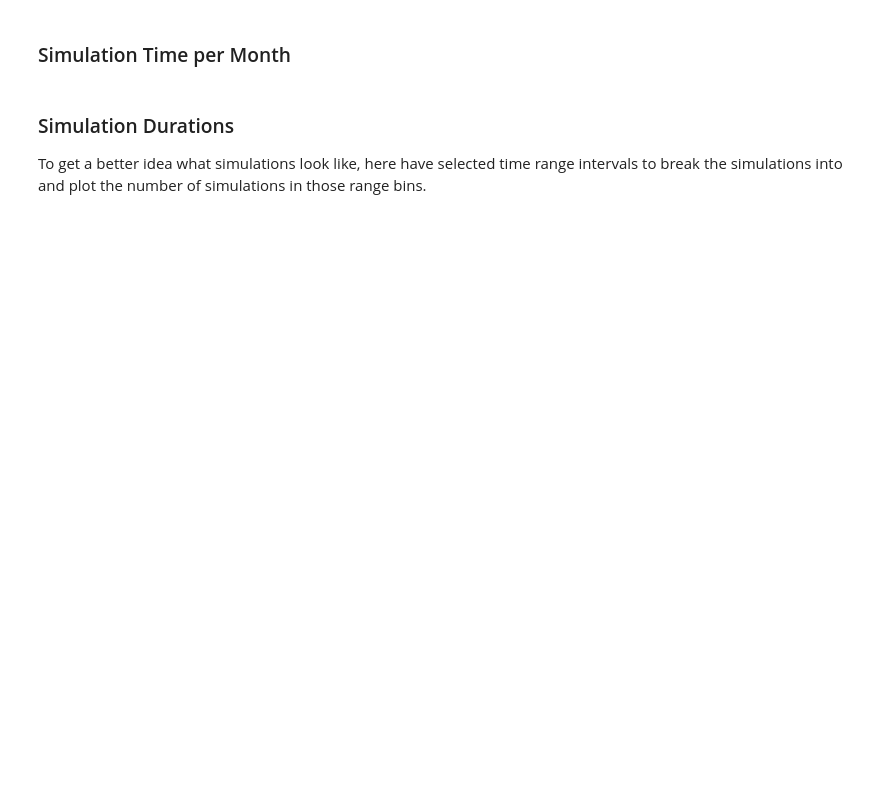
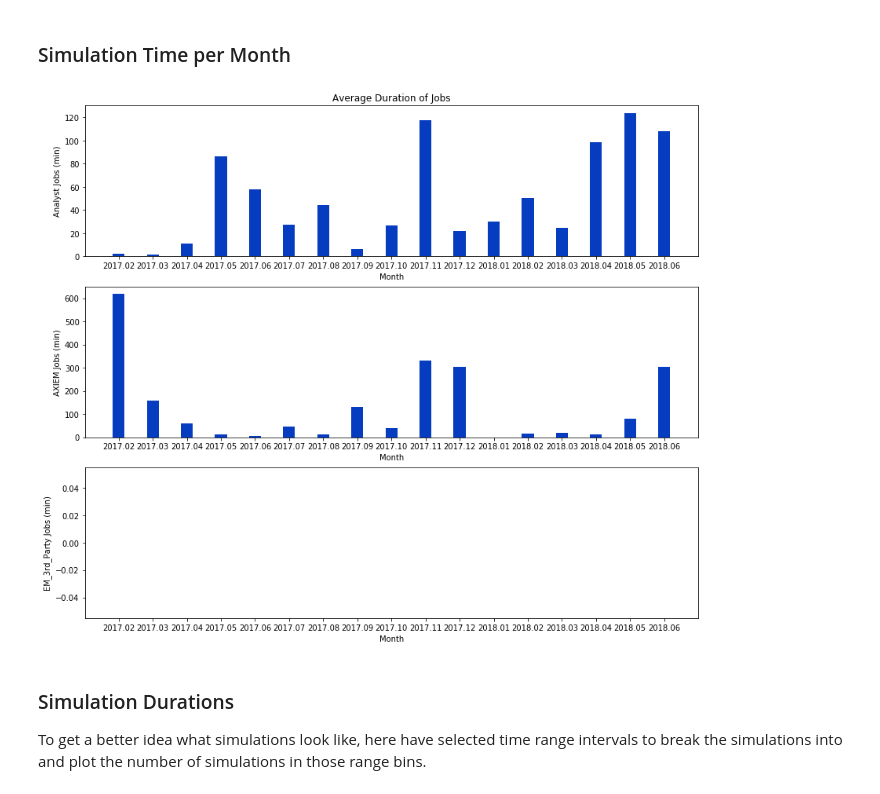
Before and after one commit to danecollins/awrjs, a Jupyter notebook: notebooks/Analyze_User_Log.ipynb, the cells around one changed output. Drawn from its saved outputs; the diff is of its cells as text; code cells hidden in the pictures; blank space fills up the shorter version.

```diff
--- a/notebooks/Analyze_User_Log.ipynb
+++ b/notebooks/Analyze_User_Log.ipynb
@@ -104,14 +131,16 @@ plt.show()
 # %%
 fig, ax = plt.subplots(num_sims, 1, figsize=(14, 12))
 for i, sim_name in enumerate(sim.simulator.unique()):
     ind = np.arange(num_months)
     ax[i].bar(ind, em_pvt['mean', 'duration_m', sim_name], width=0.35, color=c_xem)
     ax[i].set(xlabel='Month',
               ylabel='{} Jobs (min)'.format(sim_name),
-              xticks=ind+.35/2,
+              xticks=ind,
               xticklabels=em_pvt['mean', 'duration_m', sim_name].index)
 ax[0].set_title('Average Duration of Jobs')
 plt.show()
+# %% [output]
+[figure, added]
 # %% [markdown]
 ### Simulation Durations
 
```
Also changed, not shown: parts of 22 cells of this notebook.
